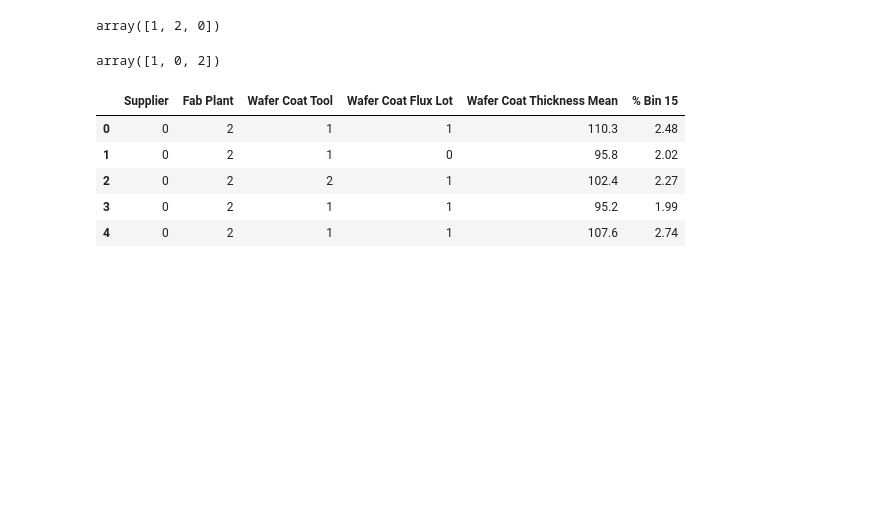
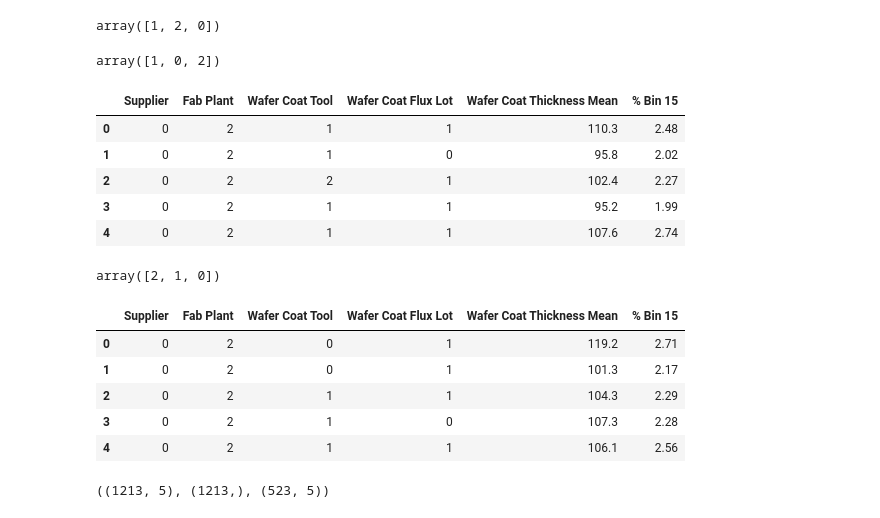
Before and after one commit to aimanroslii/Bin15Prediction, a Jupyter notebook: src/bin15Prediction.ipynb, the cells around one changed output. Drawn from its saved outputs; the diff is of its cells as text; code cells hidden in the pictures; blank space fills up the shorter version.

```diff
--- a/src/bin15Prediction.ipynb
+++ b/src/bin15Prediction.ipynb
@@ -274,8 +274,38 @@ train_df.head()
 | 2 | 0 | 2 | 2 | 1 | 102.4 | 2.27 |
 | 3 | 0 | 2 | 1 | 1 | 95.2 | 1.99 |
 | 4 | 0 | 2 | 1 | 1 | 107.6 | 2.74 |
+# %%
+le_supplier = LabelEncoder()
+test_df['Supplier'] = le_supplier.fit_transform(test_df['Supplier'])
+test_df['Supplier'].unique()
+
+le_WaferCoatTool = LabelEncoder()
+test_df['Wafer Coat Tool'] = le_WaferCoatTool.fit_transform(test_df['Wafer Coat Tool'])
+test_df['Wafer Coat Tool'].unique()
+
+le_WaferLot = LabelEncoder()
+test_df['Wafer Coat Flux Lot'] = le_WaferLot.fit_transform(test_df['Wafer Coat Flux Lot'])
+test_df['Wafer Coat Flux Lot'].unique()
+
+le_fabPlant = LabelEncoder()
+test_df['Fab Plant'] = le_fabPlant.fit_transform(test_df['Fab Plant'])
+test_df['Fab Plant'].unique()
+# %% [output]
+array([2, 1, 0])
+# %%
+test_df.head()
+# %% [output]
+|  | Supplier | Fab Plant | Wafer Coat Tool | Wafer Coat Flux Lot | Wafer Coat Thickness Mean | % Bin 15 |
+| 0 | 0 | 2 | 0 | 1 | 119.2 | 2.71 |
+| 1 | 0 | 2 | 0 | 1 | 101.3 | 2.17 |
+| 2 | 0 | 2 | 1 | 1 | 104.3 | 2.29 |
+| 3 | 0 | 2 | 1 | 0 | 107.3 | 2.28 |
+| 4 | 0 | 2 | 1 | 1 | 106.1 | 2.56 |
 # %%
 # Model, predict and solve
 X_train = train_df.drop("% Bin 15", axis=1)
 Y_train = train_df["% Bin 15"]
-X_test = test_df.drop
+X_test = test_df.drop("% Bin 15", axis=1).copy()
+X_train.shape, Y_train.shape, X_test.shape
+# %% [output]
+((1213, 5), (1213,), (523, 5))
```
Also changed, not shown: parts of 12 cells of this notebook, 1 other file.
